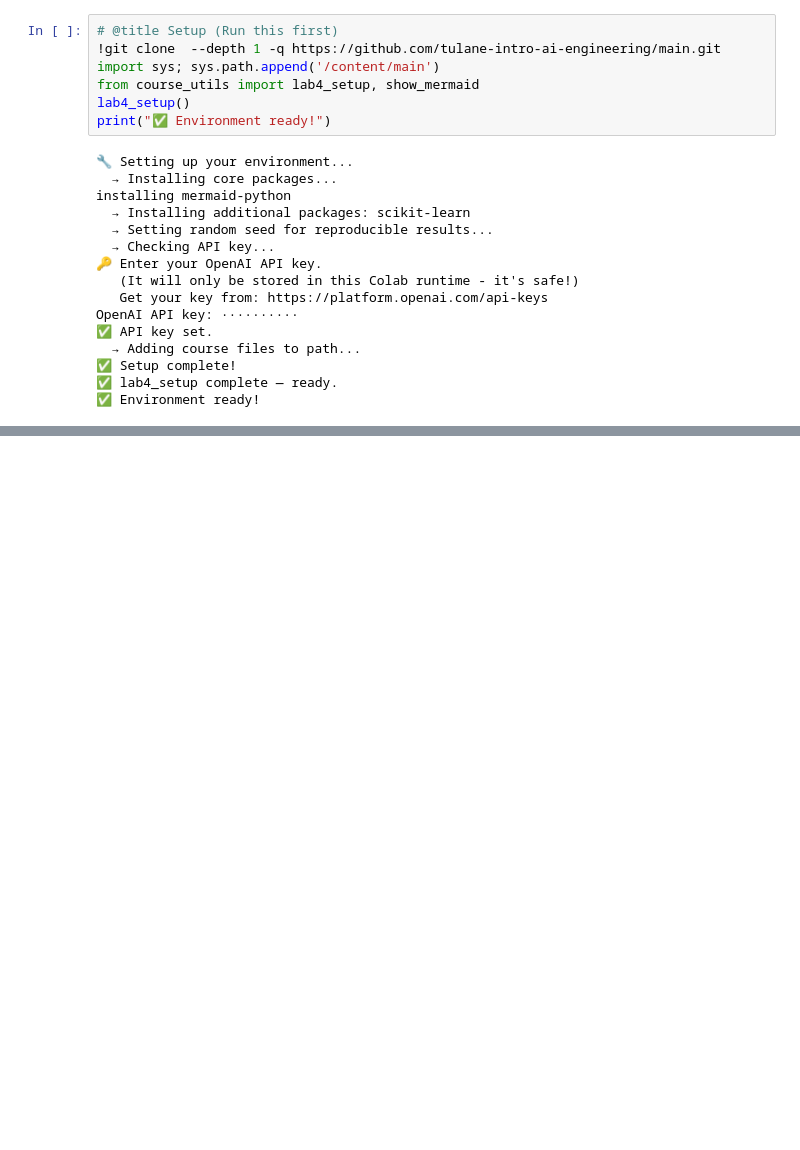
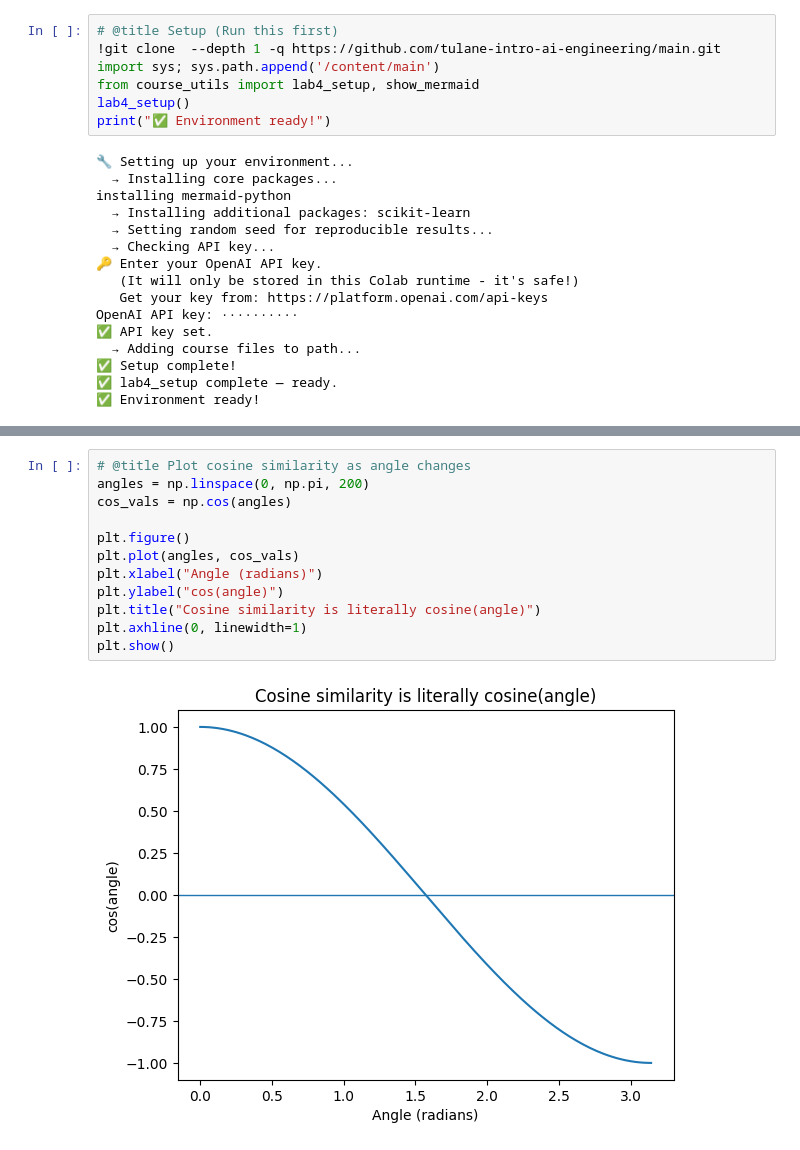
Before and after one commit to tulane-intro-ai-engineering/main, a Jupyter notebook: lectures/embeddings_lecture.ipynb, the cells around one changed output, grey strips where cells are left out. Saved outputs shown, nothing was run; the diff lists cells and outputs as text; blank space fills up the shorter version.

```diff
--- a/lectures/embeddings_lecture.ipynb
+++ b/lectures/embeddings_lecture.ipynb
@@ -246,0 +335,14 @@ Reflection: “How might we measure whether embeddings are *good enough* for a t
+# %%
+# @title Plot cosine similarity as angle changes
+angles = np.linspace(0, np.pi, 200)
+cos_vals = np.cos(angles)
+
+plt.figure()
+plt.plot(angles, cos_vals)
+plt.xlabel("Angle (radians)")
+plt.ylabel("cos(angle)")
+plt.title("Cosine similarity is literally cosine(angle)")
+plt.axhline(0, linewidth=1)
+plt.show()
+# %% [output]
+[figure, added]
```
Also changed, not shown: parts of 48 cells of this notebook, 1 other file.
